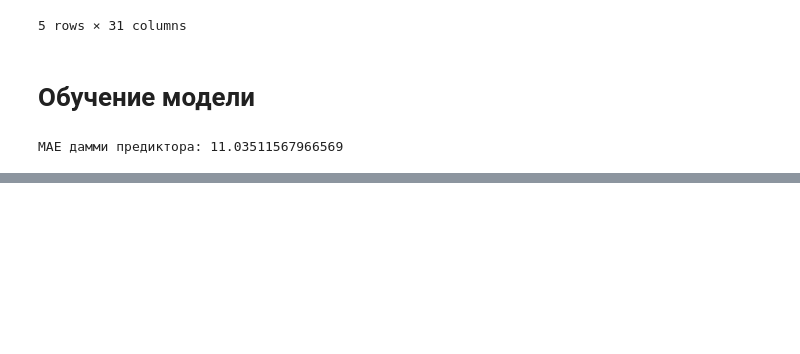
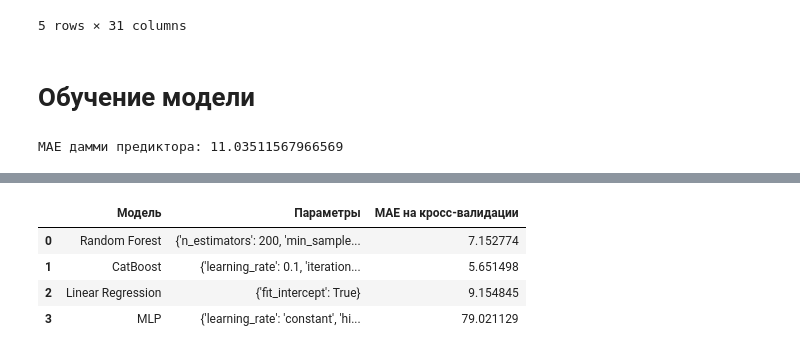
Before and after one commit to VSXV/Data-Science-Projects, a Jupyter notebook: 19. production costs/production costs.ipynb, the cells around one changed output, grey strips where cells are left out. Cells and saved outputs as stored; diff of their text form; code cells hidden in the pictures; blank space fills up the shorter version.

```diff
--- a/19. production costs/production costs.ipynb
+++ b/19. production costs/production costs.ipynb
@@ -911,8 +1013,15 @@ print("MAE на кросс-валидации:", best_mae)
 # %%
 results_df = pd.DataFrame(columns=['Модель', 'Параметры', 'MAE на кросс-валидации'])
-results_df = results_df.append({'Модель': 'Random Forest', 'Параметры': random_search_rf.best_params_, 'MAE на кросс-валидации': rf_mae}, ignore_index=True)
-results_df = results_df.append({'Модель': 'CatBoost', 'Параметры': random_search_catboost.best_params_, 'MAE на кросс-валидации': catboost_mae}, ignore_index=True)
-results_df = results_df.append({'Модель': 'Linear Regression', 'Параметры': random_search_linear.best_params_, 'MAE на кросс-валидации': linear_mae}, ignore_index=True)
-results_df = results_df.append({'Модель': 'MLP', 'Параметры': random_search_mlp.best_params_, 'MAE на кросс-валидации': mlp_mae}, ignore_index=True)
 
-print(results_df)
+results_df.loc[0] = ['Random Forest', random_search_rf.best_params_, rf_mae]
+results_df.loc[1] = ['CatBoost', random_search_catboost.best_params_, catboost_mae]
+results_df.loc[2] = ['Linear Regression', random_search_linear.best_params_, linear_mae]
+results_df.loc[3] = ['MLP', random_search_mlp.best_params_, mlp_mae]
+
+results_df
+# %% [output]
+|  | Модель | Параметры | MAE на кросс-валидации |
+| 0 | Random Forest | {'n_estimators': 200, 'min_sample... | 7.152774 |
+| 1 | CatBoost | {'learning_rate': 0.1, 'iteration... | 5.651498 |
+| 2 | Linear Regression | {'fit_intercept': True} | 9.154845 |
+| 3 | MLP | {'learning_rate': 'constant', 'hi... | 79.021129 |
```
Also changed, not shown: parts of 21 cells of this notebook.
